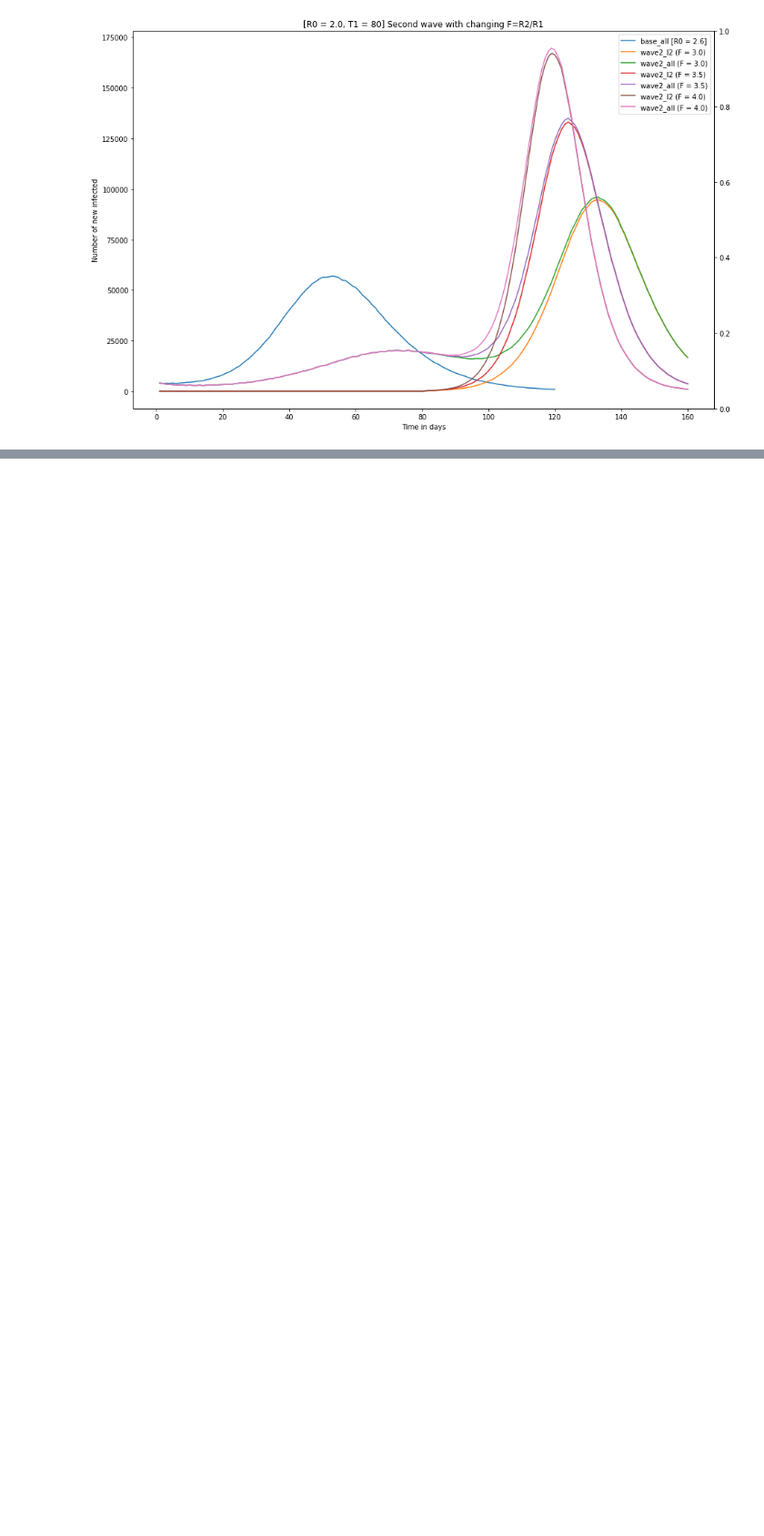
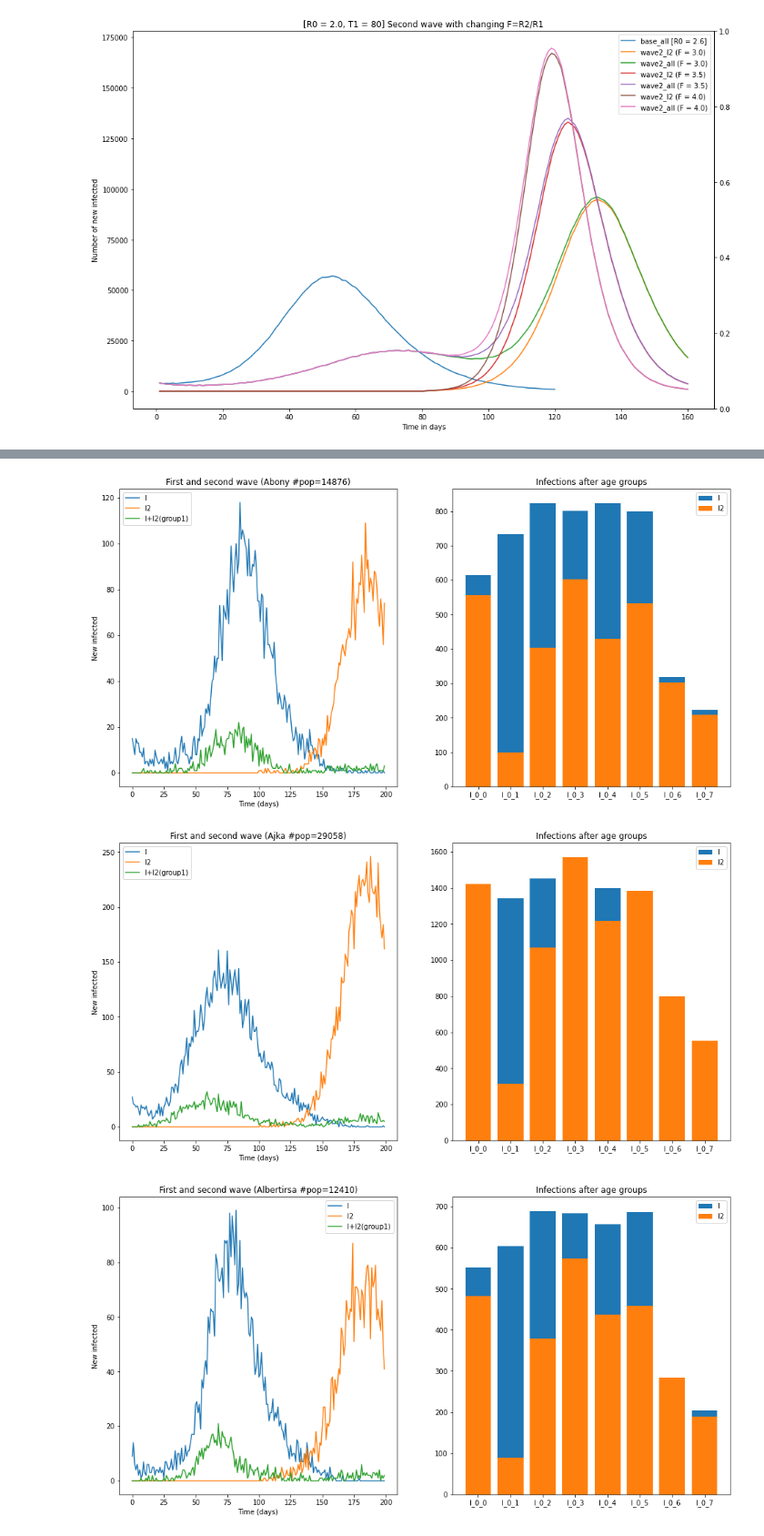
Before and after one commit to kolokcse/covid19-santiago, a Jupyter notebook: code/hun_codes/scripts/plot_sims.ipynb, the cells around one changed output, grey strips where cells are left out. Shown at 91% size. Drawn from its saved outputs; the diff is of its cells as text; code cells hidden in the pictures; blank space fills up the shorter version.

Commit message:
City vs district

```diff
--- a/code/hun_codes/scripts/plot_sims.ipynb
+++ b/code/hun_codes/scripts/plot_sims.ipynb
@@ -390,0 +426,14 @@ TypeError: unhashable type: 'numpy.ndarray'
+# %%
+i,measure = 6,"second_wave/second_T1:100_F:2.5_s:0.25"
+filename = f"../../output/{measure}/{i}.txt"
+df = pd.read_csv(filename, sep=',')
+
+def get_time_and_age_agg(city, second=False):
+    I = 'I2' if second else 'I_'
+    inf_cols = [c for c in df.columns if (c[0:2]==I) and int(c.split('_')[1])==city]
+    return df[inf_cols].sum(1), df[inf_cols].sum(0), inf_cols
+
+def get_age_group(city, age_group, second=False):
+    I = f'I_{city}_{age_group}'
+    I2 = f'I2_{city}_{age_group}'
+    return df[[I,I2]].sum(1)
@@ -390,0 +443,26 @@ TypeError: unhashable type: 'numpy.ndarray'
+# %%
+for city in range(5):
+    time, age, name = get_time_and_age_agg(city, second=False)
+    group1 = get_age_group(city, 1)
+    time2, age2, name2 = get_time_and_age_agg(city, second=True)
+
+
+    fig, axs = plt.subplots(1,2, figsize=(16,8))
+    axs[0].plot(time, label="I")
+    axs[0].plot(time2, label="I2")
+    axs[0].plot(group1, label="I+I2(group1)")
+    axs[0].set_title(f"First and second wave ({pops[city]['city']} #pop={pops[city]['N']})")
+    axs[0].set_xlabel("Time (days)")
+    axs[0].set_ylabel("New infected")
+    axs[0].legend()
+
+    axs[1].bar(inf_cols, age, label="I")
+    axs[1].bar(inf_cols, age2, label="I2")
+    axs[1].set_title("Infections after age groups")
+    axs[1].legend()
+
+    plt.show()
+# %% [output]
+[figure, added]
+[figure, added]
+[figure, added]
```
Also changed, not shown: parts of 22 cells of this notebook, 4 other files.
